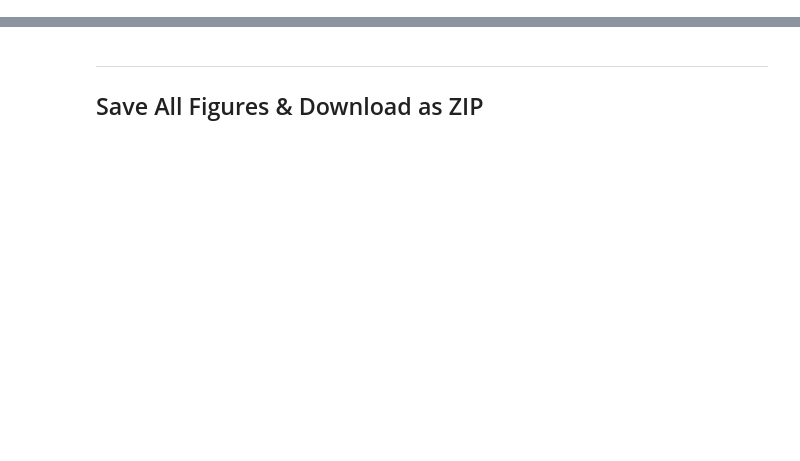
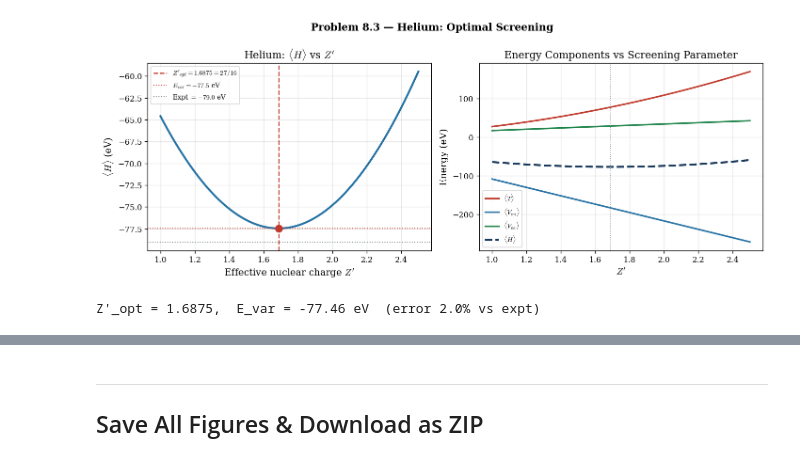
Before and after one commit to SeoulTechPSE/introduction_to_quantum_mechanics, a Jupyter notebook: ch08_visualizations.ipynb, the cells around one changed output, grey strips where cells are left out. Drawn from its saved outputs; the diff is of its cells as text; code cells hidden in the pictures; blank space fills up the shorter version.

```diff
--- a/ch08_visualizations.ipynb
+++ b/ch08_visualizations.ipynb
@@ -434,0 +88,44 @@ Theoretical slope = -1.8856
+# %%
+# Figure 8.3: Helium variational — screening
+Z = 2; E1 = -13.6   # eV
+
+Z_prime = np.linspace(1.0, 2.5, 400)
+H_He = (2*Z_prime**2 - 4*Z*Z_prime + 5*Z_prime/4) * (-E1)
+
+Z_opt  = Z - 5/16
+E_var  = (2*Z_opt**2 - 4*Z*Z_opt + 5*Z_opt/4) * (-E1)
+E_expt = -79.0
+
+fig, axes = plt.subplots(1, 2, figsize=(12, 4.5))
+
+ax = axes[0]
+ax.plot(Z_prime, H_He, color=BLUE, lw=2.5)
+ax.axvline(Z_opt,  color=RED,  ls='--', lw=1.5, label=fr"$Z'_{{opt}}={Z_opt:.4f} = 27/16$")
+ax.axhline(E_var,  color=RED,  ls=':',  lw=1.2, label=fr"$E_{{var}}={E_var:.1f}$ eV")
+ax.axhline(E_expt, color=GRAY, ls=':',  lw=1.2, label=fr"Expt $={E_expt:.1f}$ eV")
+ax.plot(Z_opt, E_var, 'o', color=RED, ms=9, zorder=5)
+ax.set_xlabel(r"Effective nuclear charge $Z'$")
+ax.set_ylabel(r'$\langle H\rangle$ (eV)')
+ax.set_title(r"Helium: $\langle H\rangle$ vs $Z'$")
+ax.legend(fontsize=8.5); ax.grid(True, alpha=0.3)
+
+ax2 = axes[1]
+T2  =  2*Z_prime**2*(-E1)
+Ven = -4*Z*Z_prime*(-E1)
+Vee =  5*Z_prime/4*(-E1)
+ax2.plot(Z_prime, T2,   color=RED,   lw=2, label=r'$\langle T\rangle$')
+ax2.plot(Z_prime, Ven,  color=BLUE,  lw=2, label=r'$\langle V_{en}\rangle$')
+ax2.plot(Z_prime, Vee,  color=GREEN, lw=2, label=r'$\langle V_{ee}\rangle$')
+ax2.plot(Z_prime, H_He, color=NAVY,  lw=2.5, ls='--', label=r'$\langle H\rangle$')
+ax2.axvline(Z_opt, color=GRAY, ls=':', lw=1)
+ax2.set_xlabel(r"$Z'$"); ax2.set_ylabel('Energy (eV)')
+ax2.set_title('Energy Components vs Screening Parameter')
+ax2.legend(fontsize=8.5); ax2.grid(True, alpha=0.3)
+
+plt.tight_layout(); plt.subplots_adjust(top=0.88)
+plt.suptitle('Problem 8.3 — Helium: Optimal Screening', fontsize=13, fontweight='bold', y=1.04)
+figures.append((fig, 'fig_8_3.png')); plt.show()
+print(f"Z'_opt = {Z_opt:.4f},  E_var = {E_var:.2f} eV  (error {(E_var-E_expt)/abs(E_expt)*100:.1f}% vs expt)")
+# %% [output]
+[figure, added]
+Z'_opt = 1.6875,  E_var = -77.46 eV  (error 2.0% vs expt)
```
Also changed, not shown: parts of 19 cells of this notebook, 1 other file.
